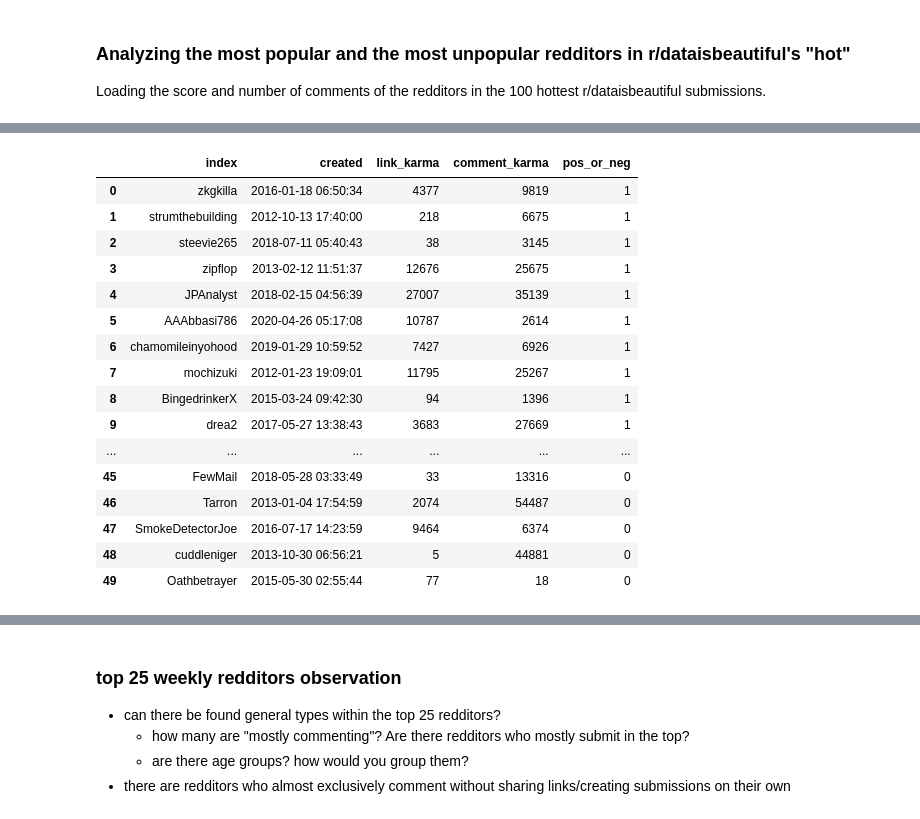
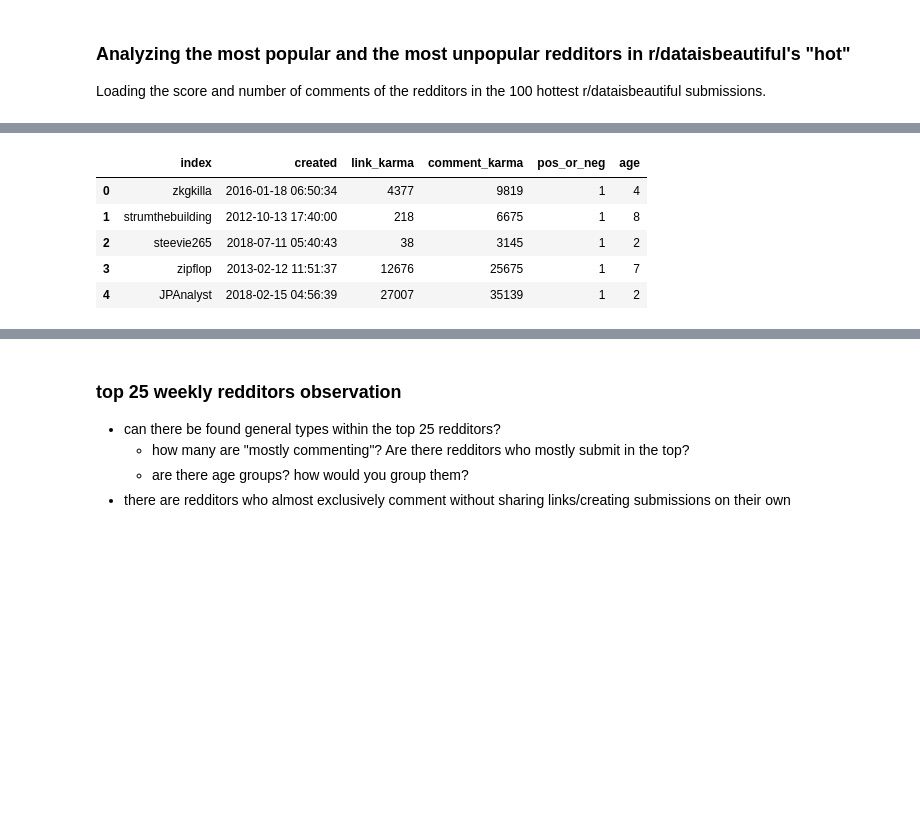
Before and after one commit to xaverdorner/reddit_analysis_project, a Jupyter notebook: Reddit_visualizations.ipynb, the cells around one changed output, grey strips where cells are left out. Cells and saved outputs as stored; diff of their text form; code cells hidden in the pictures; blank space fills up the shorter version.

```diff
--- a/Reddit_visualizations.ipynb
+++ b/Reddit_visualizations.ipynb
@@ -36,11 +22,10 @@ Loading the score and number of comments of the redditors in the 100 hottest r/d
 hot_redditors = pd.read_csv('top100_top_redditors_2020-05-10.csv', index_col=0)
 
 # loading the 2 dataframe with the top 25 most un/popular redditors
-
-positive = pd.read_csv('positive_redditors_2020-05-10.csv', index_col=0)
-positive['pos_or_neg'] = 1
-negative = pd.read_csv('negative_redditors_2020-05-10.csv', index_col=0)
-negative['pos_or_neg'] = 0
+top = pd.read_csv('positive_redditors_2020-05-10.csv', index_col=0)
+top['pos_or_neg'] = 1
+bottom = pd.read_csv('negative_redditors_2020-05-10.csv', index_col=0)
+bottom['pos_or_neg'] = 0
 # %%
 # merging positive and negative for comparability
 pos_and_neg = positive.reset_index().merge(negative.reset_index(),how='outer')
@@ -51,22 +32,15 @@ pos_and_neg['created'].iloc[0]
+# %%
+pos_and_neg['created'] = pd.to_datetime(pos_and_neg['created'])
+# %%
+pos_and_neg['age'] = pos_and_neg['created'].apply(lambda x: 2020 - x.year)
 # %%
-pos_and_neg
+pos_and_neg.head()
 # %% [output]
-|  | index | created | link_karma | comment_karma | pos_or_neg |
-| 0 | zkgkilla | 2016-01-18 06:50:34 | 4377 | 9819 | 1 |
-| 1 | strumthebuilding | 2012-10-13 17:40:00 | 218 | 6675 | 1 |
-| 2 | steevie265 | 2018-07-11 05:40:43 | 38 | 3145 | 1 |
-| 3 | zipflop | 2013-02-12 11:51:37 | 12676 | 25675 | 1 |
-| 4 | JPAnalyst | 2018-02-15 04:56:39 | 27007 | 35139 | 1 |
-| 5 | AAAbbasi786 | 2020-04-26 05:17:08 | 10787 | 2614 | 1 |
-| 6 | chamomileinyohood | 2019-01-29 10:59:52 | 7427 | 6926 | 1 |
-| 7 | mochizuki | 2012-01-23 19:09:01 | 11795 | 25267 | 1 |
-| 8 | BingedrinkerX | 2015-03-24 09:42:30 | 94 | 1396 | 1 |
-| 9 | drea2 | 2017-05-27 13:38:43 | 3683 | 27669 | 1 |
-| ... | ... | ... | ... | ... | ... |
-| 45 | FewMail | 2018-05-28 03:33:49 | 33 | 13316 | 0 |
-| 46 | Tarron | 2013-01-04 17:54:59 | 2074 | 54487 | 0 |
-| 47 | SmokeDetectorJoe | 2016-07-17 14:23:59 | 9464 | 6374 | 0 |
-| 48 | cuddleniger | 2013-10-30 06:56:21 | 5 | 44881 | 0 |
-| 49 | Oathbetrayer | 2015-05-30 02:55:44 | 77 | 18 | 0 |
+|  | index | created | link_karma | comment_karma | pos_or_neg | age |
+| 0 | zkgkilla | 2016-01-18 06:50:34 | 4377 | 9819 | 1 | 4 |
+| 1 | strumthebuilding | 2012-10-13 17:40:00 | 218 | 6675 | 1 | 8 |
+| 2 | steevie265 | 2018-07-11 05:40:43 | 38 | 3145 | 1 | 2 |
+| 3 | zipflop | 2013-02-12 11:51:37 | 12676 | 25675 | 1 | 7 |
+| 4 | JPAnalyst | 2018-02-15 04:56:39 | 27007 | 35139 | 1 | 2 |
 # %%
 plt.figure(figsize=(10,8))
```
Also changed, not shown: parts of 66 cells of this notebook.
